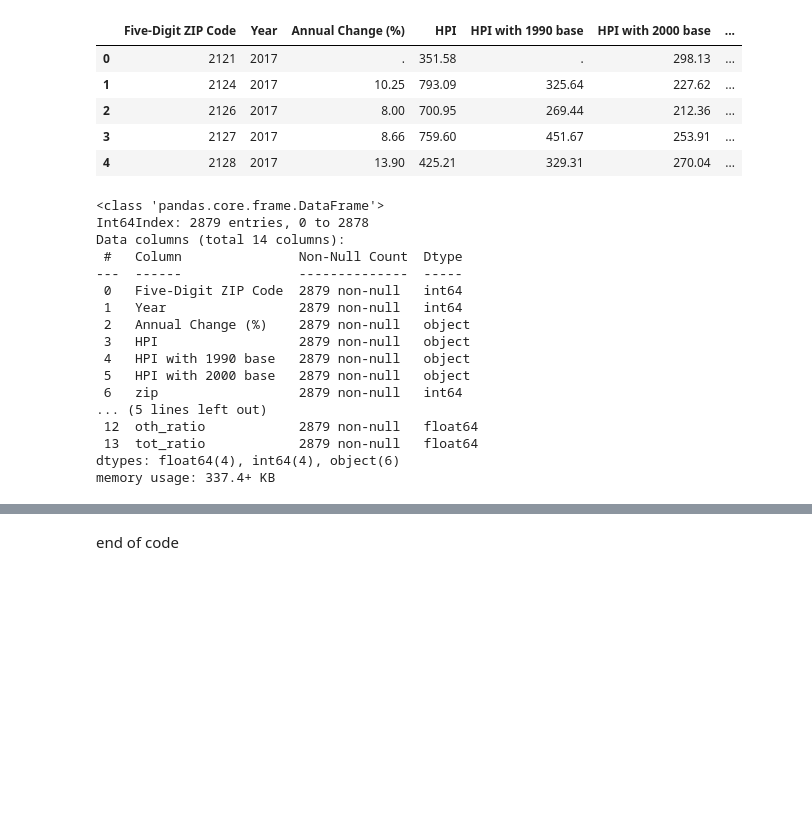
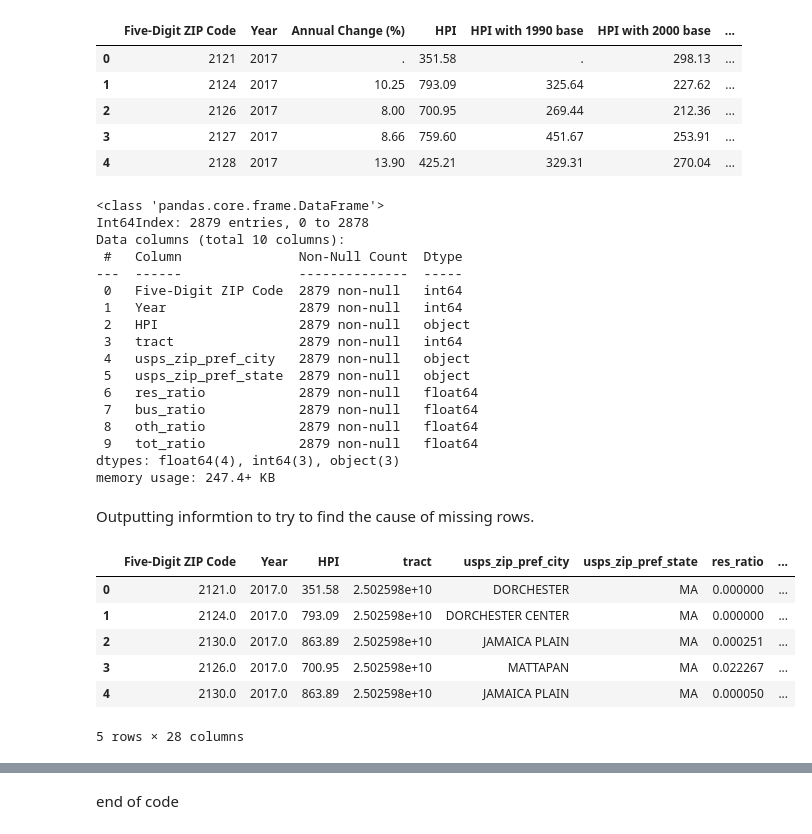
Before and after one commit to CWCroghan/project-one, a Jupyter notebook: dataProcessing/ProcessHousingPrice.ipynb, the cells around one changed output, grey strips where cells are left out. Drawn from its saved outputs; the diff is of its cells as text; code cells hidden in the pictures; blank space fills up the shorter version.

```diff
--- a/dataProcessing/ProcessHousingPrice.ipynb
+++ b/dataProcessing/ProcessHousingPrice.ipynb
@@ -136,23 +156,36 @@ house.head()
 | 3 | 2127 | 2017 | 8.66 | 759.60 | 451.67 | 253.91 | ... |
 | 4 | 2128 | 2017 | 13.90 | 425.21 | 329.31 | 270.04 | ... |
 # %%
-house.drop(['Five-Digit ZIP Code'], axis = 1)
+house = house.drop(['zip','Annual Change (%)', 'HPI with 1990 base', 'HPI with 2000 base'], axis = 1)
 house.info()
 # %% [output]
 <class 'pandas.core.frame.DataFrame'>
 Int64Index: 2879 entries, 0 to 2878
-Data columns (total 14 columns):
+Data columns (total 10 columns):
  #   Column               Non-Null Count  Dtype
 ---  ------               --------------  -----
  0   Five-Digit ZIP Code  2879 non-null   int64
  1   Year                 2879 non-null   int64
- 2   Annual Change (%)    2879 non-null   object
- 3   HPI                  2879 non-null   object
- 4   HPI with 1990 base   2879 non-null   object
- 5   HPI with 2000 base   2879 non-null   object
- 6   zip                  2879 non-null   int64
-... (5 lines left out)
- 12  oth_ratio            2879 non-null   float64
- 13  tot_ratio            2879 non-null   float64
-dtypes: float64(4), int64(4), object(6)
-memory usage: 337.4+ KB
+ 2   HPI                  2879 non-null   object
+ 3   tract                2879 non-null   int64
+ 4   usps_zip_pref_city   2879 non-null   object
+ 5   usps_zip_pref_state  2879 non-null   object
+ 6   res_ratio            2879 non-null   float64
+ 7   bus_ratio            2879 non-null   float64
+ 8   oth_ratio            2879 non-null   float64
+ 9   tot_ratio            2879 non-null   float64
+dtypes: float64(4), int64(3), object(3)
+memory usage: 247.4+ KB
+# %% [markdown]
+Outputting informtion to try to find the cause of missing rows.
+# %%
+comp = house.merge(citydf, right_on='TractFIPS', left_on = 'tract' , how='outer')
+comp.head()
+# %% [output]
+|  | Five-Digit ZIP Code | Year | HPI | tract | usps_zip_pref_city | usps_zip_pref_state | res_ratio | ... |
+| 0 | 2121.0 | 2017.0 | 351.58 | 2.502598e+10 | DORCHESTER | MA | 0.000000 | ... |
+| 1 | 2124.0 | 2017.0 | 793.09 | 2.502598e+10 | DORCHESTER CENTER | MA | 0.000000 | ... |
+| 2 | 2130.0 | 2017.0 | 863.89 | 2.502598e+10 | JAMAICA PLAIN | MA | 0.000251 | ... |
+| 3 | 2126.0 | 2017.0 | 700.95 | 2.502598e+10 | MATTAPAN | MA | 0.022267 | ... |
+| 4 | 2130.0 | 2017.0 | 863.89 | 2.502598e+10 | JAMAICA PLAIN | MA | 0.000050 | ... |
+5 rows × 28 columns
```
Also changed, not shown: parts of 8 cells of this notebook, 5 other files.
